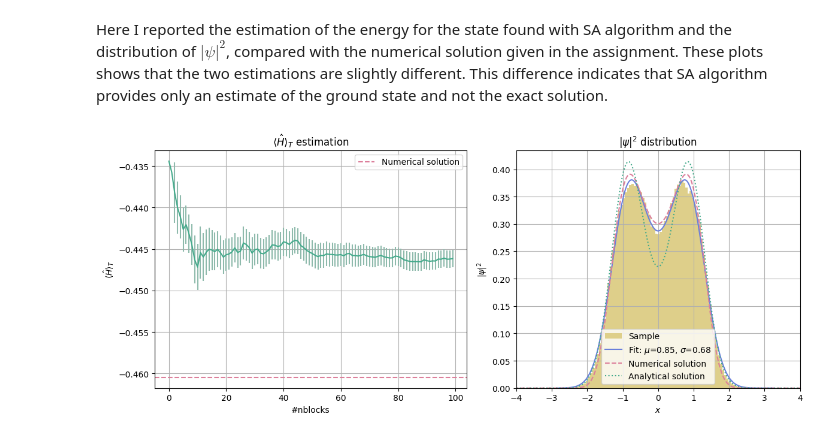
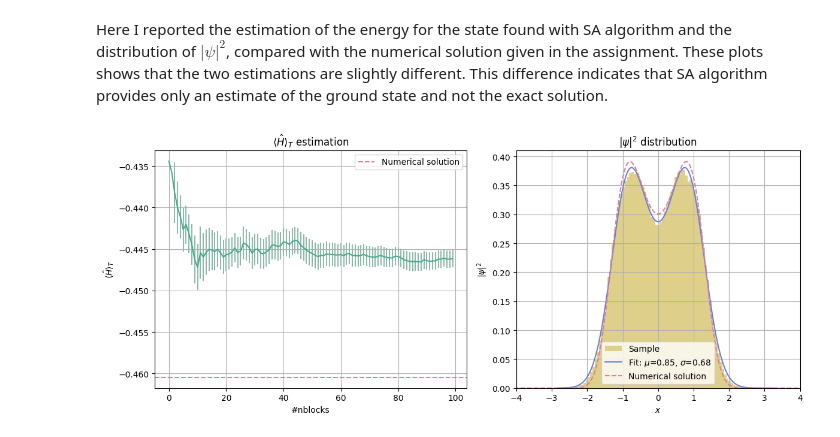
Before and after one commit to chinigio/NSL_Numerical-Simulation-Laboratory, a Jupyter notebook: Es8/Notebook_es8.ipynb, the cells around one changed output. Cells and saved outputs as stored; diff of their text form; code cells hidden in the pictures.

```diff
--- a/Es8/Notebook_es8.ipynb
+++ b/Es8/Notebook_es8.ipynb
@@ -267,34 +267,32 @@ bin_centers = (bin_edges[:-1] + bin_edges[1:]) / 2
 popt, pcov = curve_fit(wave_func, bin_centers, counts, p0=[0.5, 0.5])
 mu_fit, sigma_fit = popt
 
 fig, ax = plt.subplots(1,2, figsize=(12,5), gridspec_kw={'width_ratios': [1.1, 1]})
 
 # plotting H estimation
 ax[0].errorbar(H_ground[:,0], H_ground[:,1], yerr=H_ground[:,2], color='#43AA8B', ecolor='#8EBAAC', elinewidth=1.5, capsize=0)
 ax[0].set_title(r'$\langle {\hat H} \rangle_T$ estimation')
 ax[0].axhline(y=E[0], color='#DC7F9B', linestyle='--', label='Numerical solution')
 ax[0].set_xlabel('#nblocks')
 ax[0].set_ylabel(r'$\langle {\hat H} \rangle_T$')
 ax[0].grid(True)
 ax[0].legend()
 
 # plotting psi2 distribution
 ax[1].hist(psi2[:,1], bins=100, density=True, color='#DECF8A', linewidth=0.01, label='Sample')
 x_fit = np.linspace(bin_edges[0], bin_edges[-1], 1000)
 y_fit = wave_func(x_fit, mu_fit, sigma_fit)
 ax[1].plot(x_fit, y_fit, color='#6A7FDB', linewidth=1.5, label=f'Fit: $\mu$={mu_fit:.2f}, $\sigma$={sigma_fit:.2f}')
 ax[1].plot(x,(psi[0])**2, linestyle='--', color='#DC7F9B', label='Numerical solution')
-x_an = np.linspace(-4,4,1000)
-y_an = wave_func(x_an, mu[-1,1], sigma[-1,1])
-ax[1].plot(x_an, y_an, linestyle=':', color='#43AA8B', label='Analytical solution')
+
 ax[1].set_title(r'$|\psi|^2$ distribution')
 ax[1].set_xlabel(r'$x$')
 ax[1].set_ylabel(r'$|\psi|^2$')
 ax[1].set_xlim((-4,4))
 ax[1].grid(True)
 ax[1].legend()
 
 plt.tight_layout()
 plt.show()
 # %% [output]
-[figure, old version]
+[figure, new version]
```
